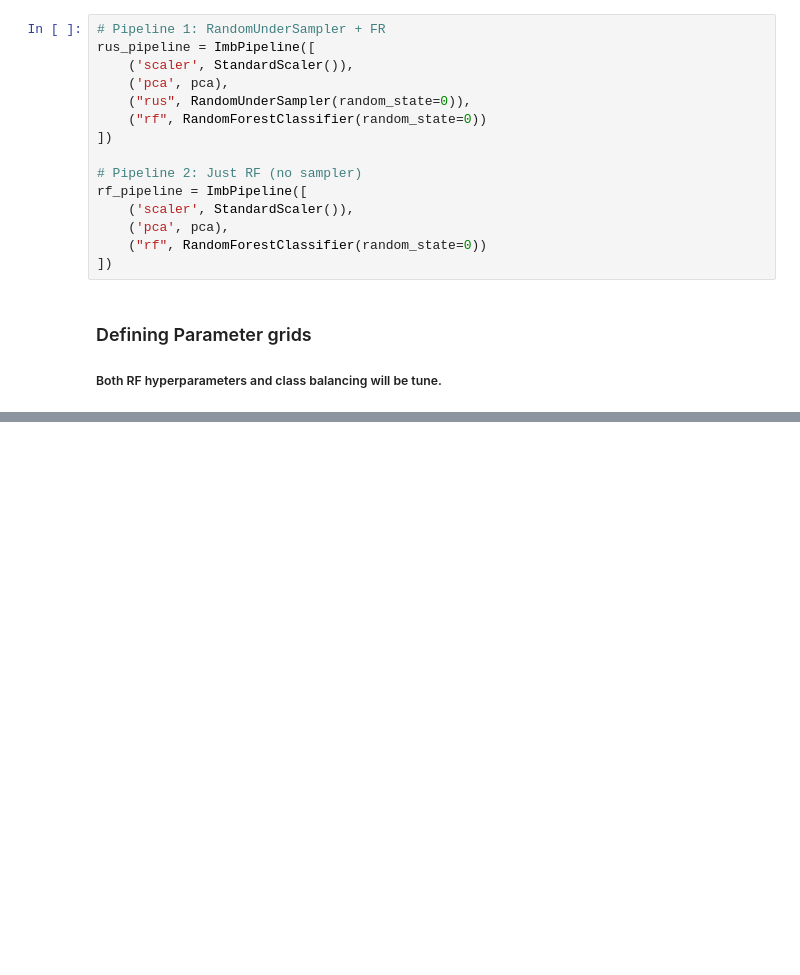
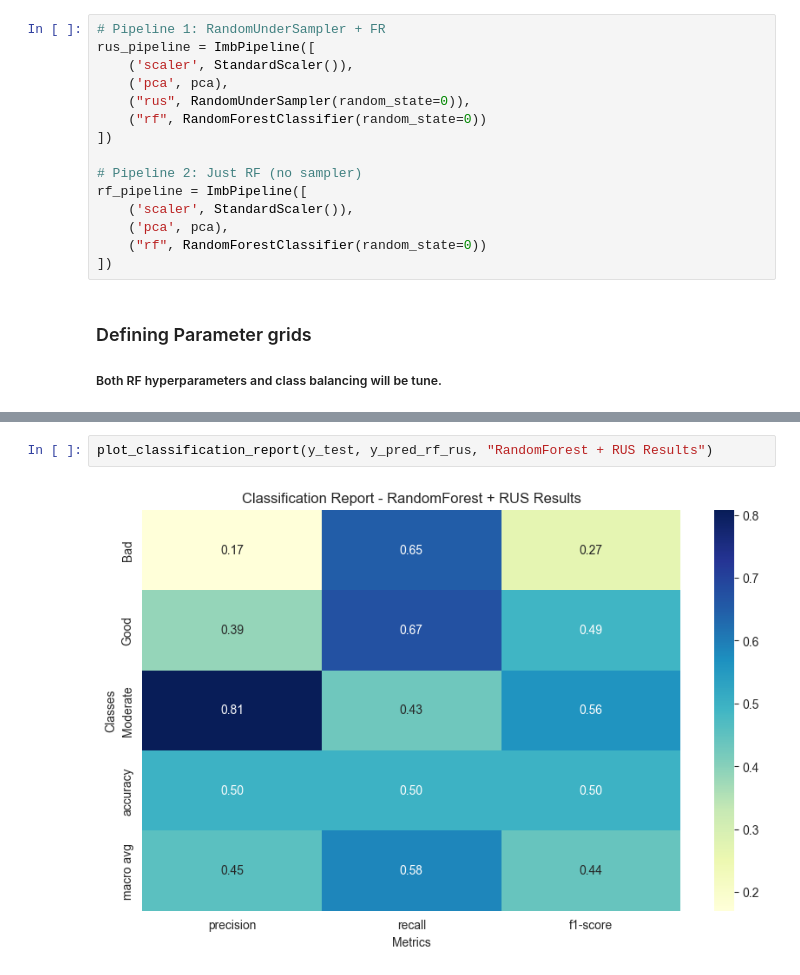
Before and after one commit to gps-stellar/Supervised-Classification-Regression, a Jupyter notebook: Winer-Recognition-Classification/Wine_Recognition_Classification.ipynb, the cells around one changed output, grey strips where cells are left out. Drawn from its saved outputs; the diff is of its cells as text; blank space fills up the shorter version.

```diff
--- a/Winer-Recognition-Classification/Wine_Recognition_Classification.ipynb
+++ b/Winer-Recognition-Classification/Wine_Recognition_Classification.ipynb
@@ -389,0 +377,4 @@ Fitting 5 folds for each of 648 candidates, totalling 3240 fits
+# %%
+plot_classification_report(y_test, y_pred_rf_rus, "RandomForest + RUS Results")
+# %% [output]
+[figure, added]
```
Also changed, not shown: parts of 17 cells of this notebook.
